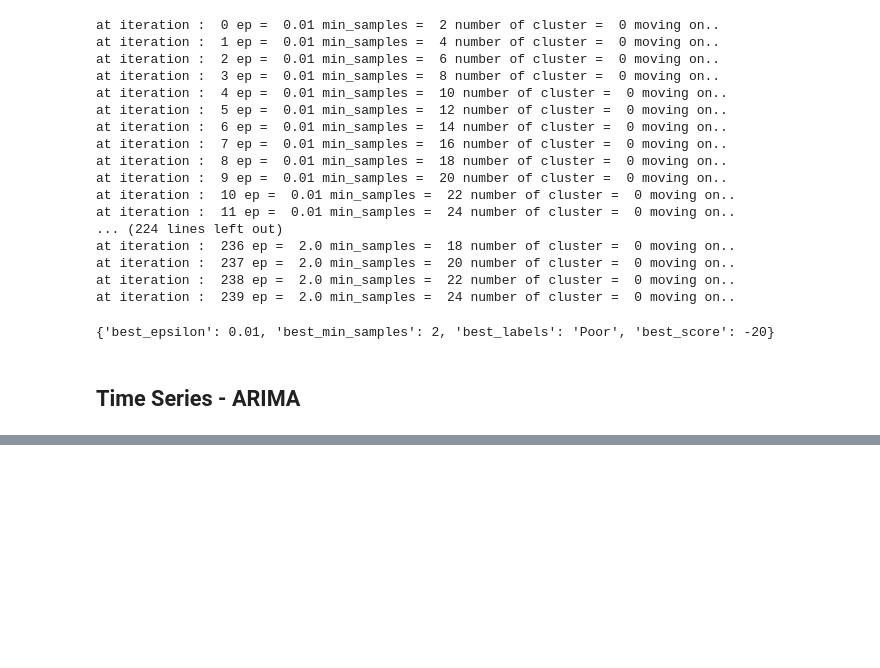
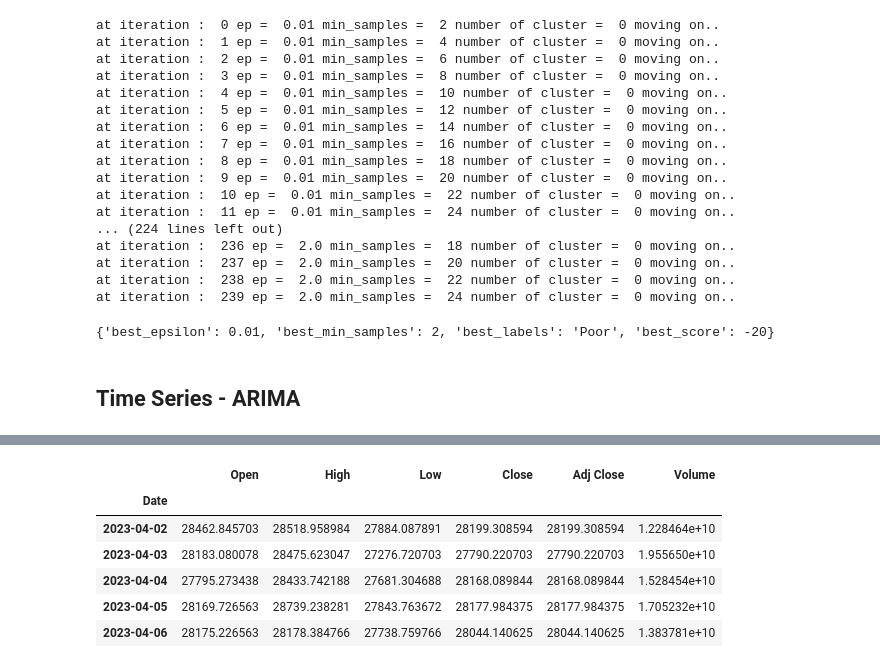
Before and after one commit to TatiHelena/ML_for_Business, a Jupyter notebook: TatianeHAlves_HDFT_MLforBusiness_CA1_24.ipynb, the cells around one changed output, grey strips where cells are left out. Drawn from its saved outputs; the diff is of its cells as text; code cells hidden in the pictures; blank space fills up the shorter version.

```diff
--- a/TatianeHAlves_HDFT_MLforBusiness_CA1_24.ipynb
+++ b/TatianeHAlves_HDFT_MLforBusiness_CA1_24.ipynb
@@ -516,0 +541,10 @@ print(best_para)
+# %%
+df.head()
+# %% [output]
+|  | Open | High | Low | Close | Adj Close | Volume |
+| Date |  |  |  |  |  |  |
+| 2023-04-02 | 28462.845703 | 28518.958984 | 27884.087891 | 28199.308594 | 28199.308594 | 1.228464e+10 |
+| 2023-04-03 | 28183.080078 | 28475.623047 | 27276.720703 | 27790.220703 | 27790.220703 | 1.955650e+10 |
+| 2023-04-04 | 27795.273438 | 28433.742188 | 27681.304688 | 28168.089844 | 28168.089844 | 1.528454e+10 |
+| 2023-04-05 | 28169.726563 | 28739.238281 | 27843.763672 | 28177.984375 | 28177.984375 | 1.705232e+10 |
+| 2023-04-06 | 28175.226563 | 28178.384766 | 27738.759766 | 28044.140625 | 28044.140625 | 1.383781e+10 |
```
Also changed, not shown: parts of 18 cells of this notebook.
